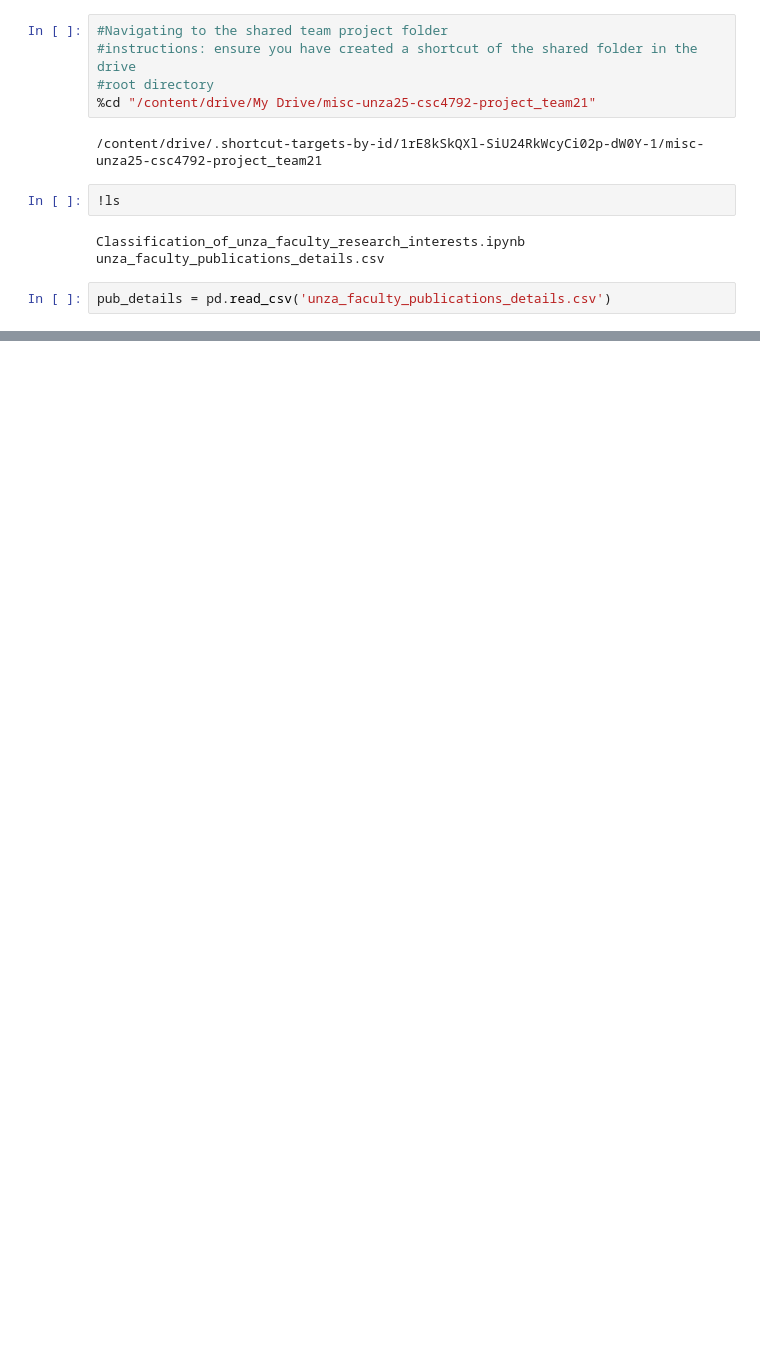
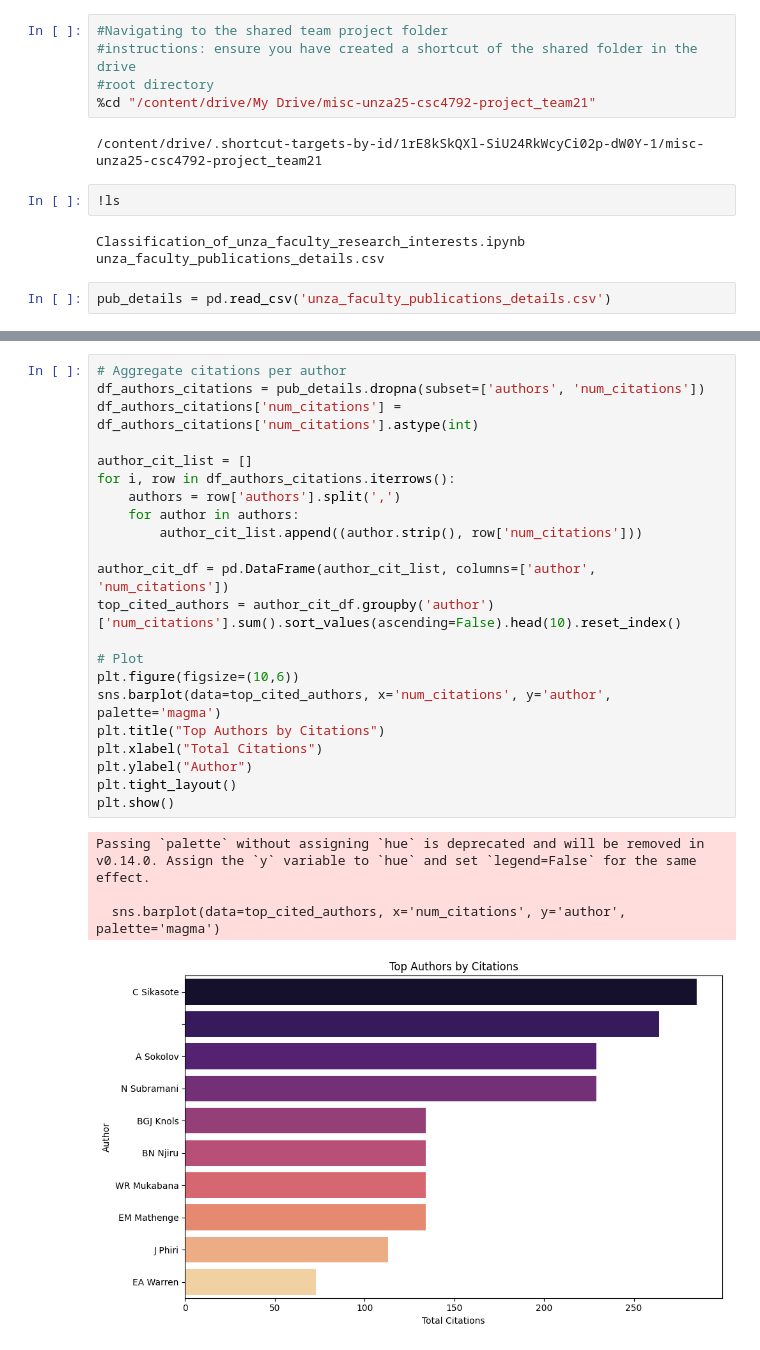
Before and after one commit to FestuMiles/classification-model-unza-publications, a Jupyter notebook: Classification_of_unza_faculty_research_interests.ipynb, the cells around one changed output, grey strips where cells are left out. Cells and saved outputs as stored; diff of their text form; blank space fills up the shorter version.

```diff
--- a/Classification_of_unza_faculty_research_interests.ipynb
+++ b/Classification_of_unza_faculty_research_interests.ipynb
@@ -60,0 +162,27 @@ pub_details.head()
+# %%
+# Aggregate citations per author
+df_authors_citations = pub_details.dropna(subset=['authors', 'num_citations'])
+df_authors_citations['num_citations'] = df_authors_citations['num_citations'].astype(int)
+
+author_cit_list = []
+for i, row in df_authors_citations.iterrows():
+    authors = row['authors'].split(',')
+    for author in authors:
+        author_cit_list.append((author.strip(), row['num_citations']))
+
+author_cit_df = pd.DataFrame(author_cit_list, columns=['author', 'num_citations'])
+top_cited_authors = author_cit_df.groupby('author')['num_citations'].sum().sort_values(ascending=False).head(10).reset_index()
+
+# Plot
+plt.figure(figsize=(10,6))
+sns.barplot(data=top_cited_authors, x='num_citations', y='author', palette='magma')
+plt.title("Top Authors by Citations")
+plt.xlabel("Total Citations")
+plt.ylabel("Author")
+plt.tight_layout()
+plt.show()
+# %% [output]
+Passing `palette` without assigning `hue` is deprecated and will be removed in v0.14.0. Assign the `y` variable to `hue` and set `legend=False` for the same effect.
+
+  sns.barplot(data=top_cited_authors, x='num_citations', y='author', palette='magma')
+[figure, added]
```
Also changed, not shown: parts of 14 cells of this notebook.
